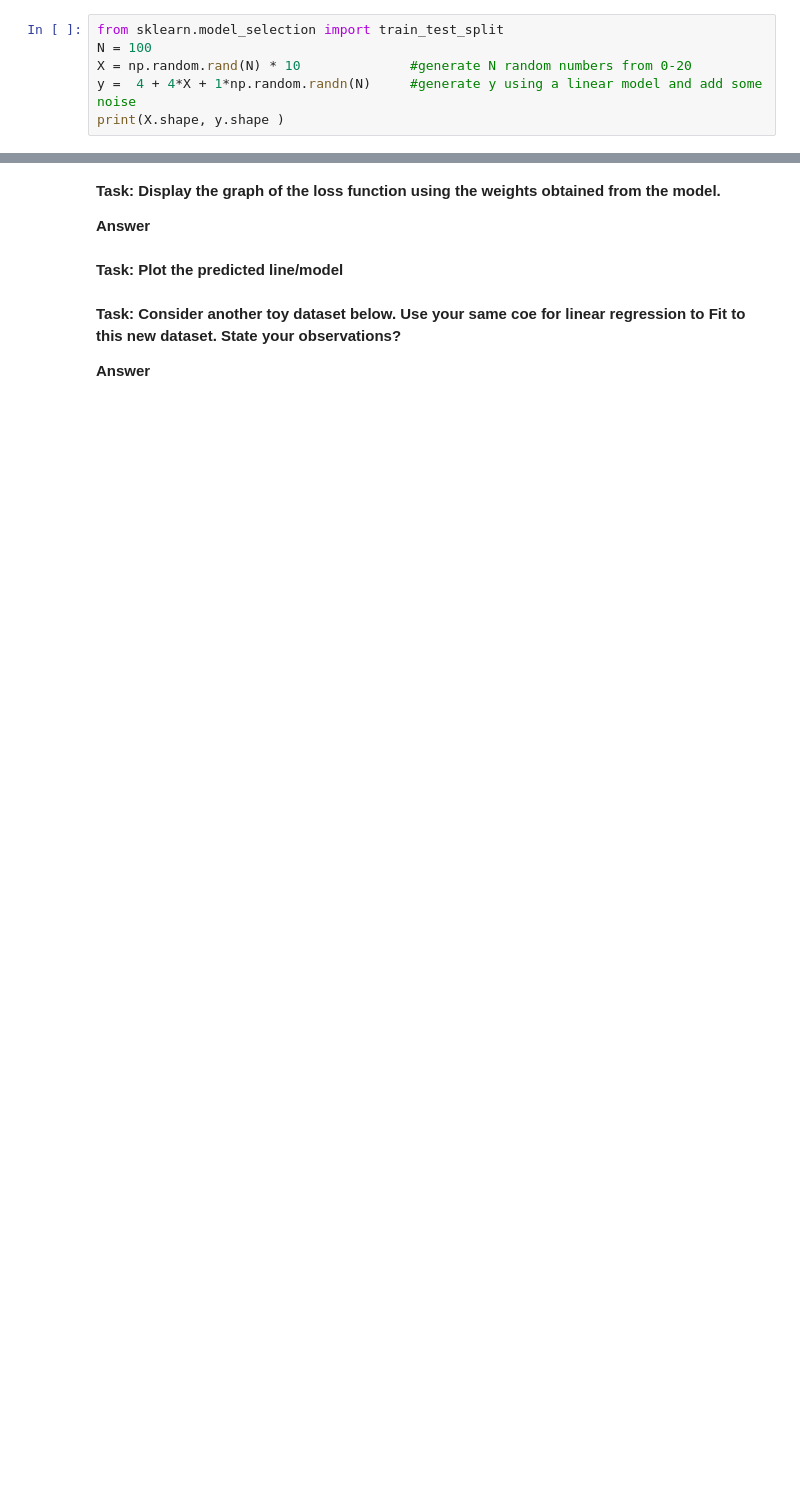
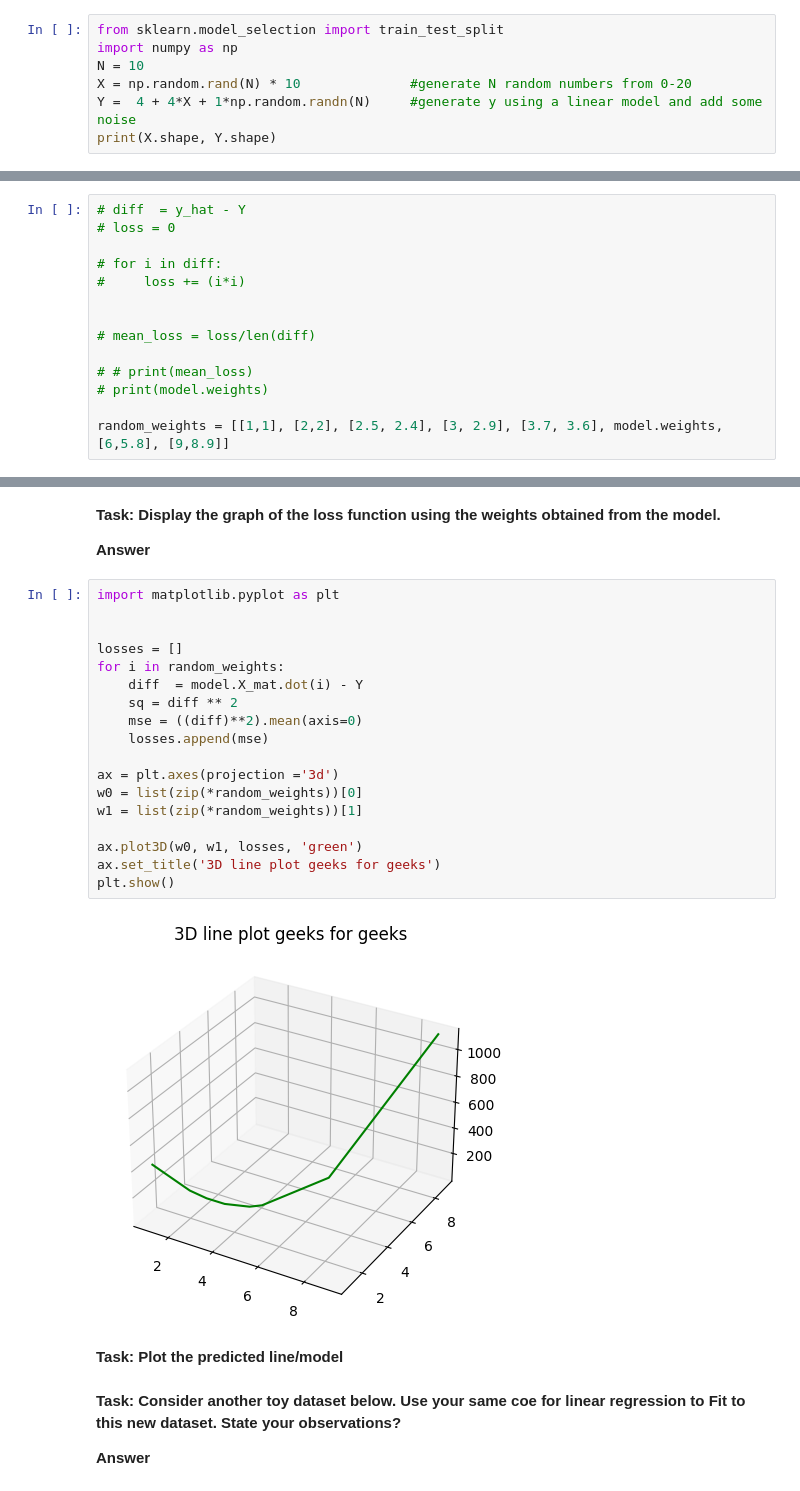
Before and after one commit to snehithjk/CSC-570, a Jupyter notebook: CSC 570/Lab3/Assignment3_LinearRegression-1.ipynb, the cells around one changed output, grey strips where cells are left out. Saved outputs shown, nothing was run; the diff lists cells and outputs as text; blank space fills up the shorter version.

```diff
--- a/CSC 570/Lab3/Assignment3_LinearRegression-1.ipynb
+++ b/CSC 570/Lab3/Assignment3_LinearRegression-1.ipynb
@@ -7,8 +7,9 @@
 **Task: Fit the following toy data to a linear regression model with $\mathrm{R}^1  + $ a bias parameter. You MUST write your own LinearRegression method. To solve the optimization, you could use linalg.lstsq(x, y) (refer https://docs.scipy.org/doc/scipy/reference/generated/scipy.linalg.lstsq.html for more details)**
 # %%
 from sklearn.model_selection import train_test_split
-N = 100
+import numpy as np
+N = 10
 X = np.random.rand(N) * 10              #generate N random numbers from 0-20
-y =  4 + 4*X + 1*np.random.randn(N)     #generate y using a linear model and add some noise
-print(X.shape, y.shape )
+Y =  4 + 4*X + 1*np.random.randn(N)     #generate y using a linear model and add some noise
+print(X.shape, Y.shape)
 # %% [output]
@@ -17,2 +54,16 @@ print(X.shape, y.shape )
 # %% [markdown]
 **Task: Implement the cost function: mean(w[0] + w[1]*x - y)**2)** where w[0] and w[1] are the weights returned by your trained model. **
+# %%
+# diff  = y_hat - Y
+# loss = 0
+
+# for i in diff:
+#     loss += (i*i)
+
+
+# mean_loss = loss/len(diff)
+
+# # print(mean_loss)
+# print(model.weights)
+
+random_weights = [[1,1], [2,2], [2.5, 2.4], [3, 2.9], [3.7, 3.6], model.weights, [6,5.8], [9,8.9]]
@@ -20,6 +73,26 @@ print(X.shape, y.shape )
 **Task: Display the graph of the loss function using the weights obtained from the model.**
 
 **Answer**
+# %%
+import matplotlib.pyplot as plt
+
+
+losses = []
+for i in random_weights:
+    diff  = model.X_mat.dot(i) - Y
+    sq = diff ** 2
+    mse = ((diff)**2).mean(axis=0)
+    losses.append(mse)
+
+ax = plt.axes(projection ='3d')
+w0 = list(zip(*random_weights))[0]
+w1 = list(zip(*random_weights))[1]
+
+ax.plot3D(w0, w1, losses, 'green')
+ax.set_title('3D line plot geeks for geeks')
+plt.show()
+# %% [output]
+[figure, added]
 # %% [markdown]
 **Task: Plot the predicted line/model**
 # %% [markdown]
```
Also changed, not shown: parts of 4 cells of this notebook.
